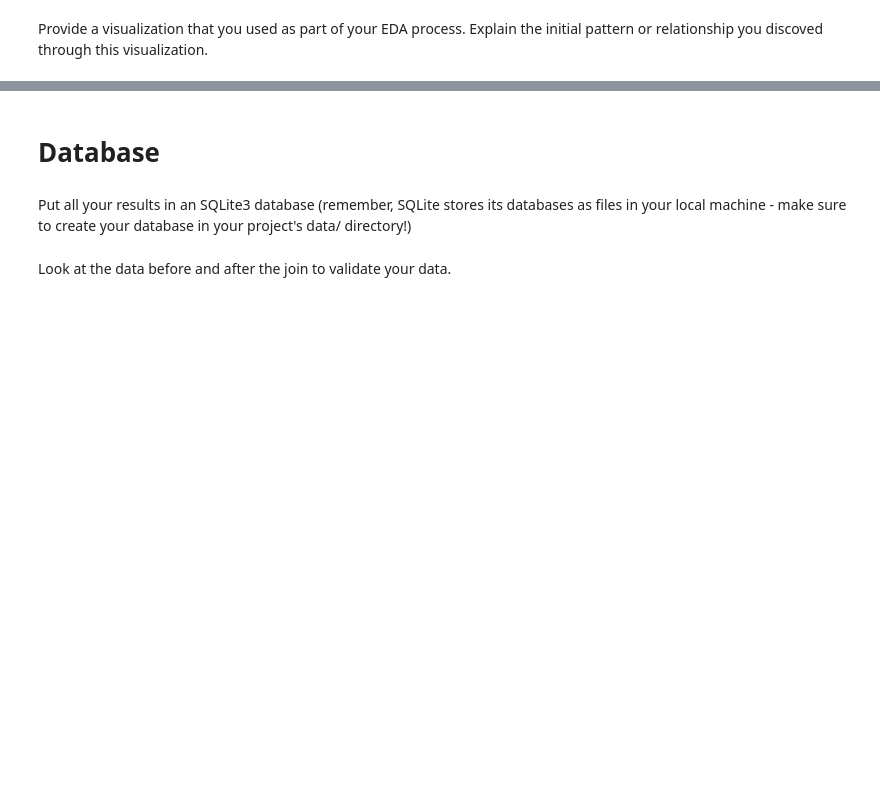
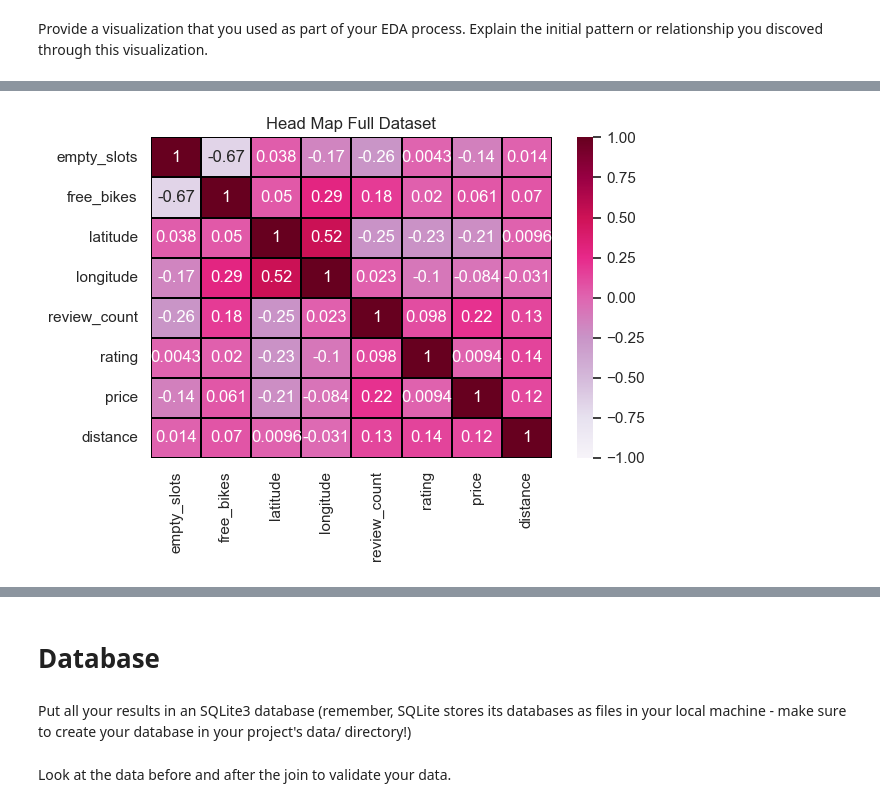
Before and after one commit to gu12934/-LHL-Statistical-Modelling-Project, a Jupyter notebook: notebooks/joining_data.ipynb, the cells around one changed output, grey strips where cells are left out. Saved outputs shown, nothing was run; the diff lists cells and outputs as text; code cells hidden in the pictures; blank space fills up the shorter version.

Commit message:
adding pictues of images and sql

```diff
--- a/notebooks/joining_data.ipynb
+++ b/notebooks/joining_data.ipynb
@@ -10,10 +10,10 @@ Join the data from Part 1 with the data from Part 2 to create a new dataframe.
 # %%
 # load the bike stations and yelp poi dataframes
 bike_stations = pd.read_csv('../data/bike_stations_barcelona.csv', index_col=0)
-# yelp_poi = pd.read_csv('../data/bike_stations_barcelona_poi_yelp.csv', index_col=0)
+yelp_poi = pd.read_csv('../data/bike_stations_barcelona_poi_yelp1.csv', index_col=0)
 
 # Rename bike_stations id column to match yelp_poi so they can be merged
-# bike_stations = bike_stations.rename(columns={'id': 'station_id'})
+bike_stations = bike_stations.rename(columns={'id': 'station_id'})
 # %%
 # Checking the number of rows of each df
 print(bike_stations.shape)
@@ -48,0 +147,6 @@ full_df.info()
+# %%
+# Fill all null values with a str category
+full_df['price'] = full_df['price'].fillna('#')
+
+# Convert the str category to number category
+full_df['price'] = full_df['price'].astype('category').cat.codes
@@ -85,10 +227,13 @@ fig.savefig('../images/full_df_boxplot.svg')
 # %%
-ax = sns.heatmap(full_df.select_dtypes(exclude=[object]).corr(), vmin=-1, vmax=1, cmap='RdYlGn', annot=True, linewidth=.1, linecolor="black")
+ax = sns.heatmap(full_df.select_dtypes(exclude=[object]).corr(), vmin=-1, vmax=1, cmap='PuRd', annot=True, linewidth=.1, linecolor="black")
 ax.set(title='Head Map Full Dataset')
 
 plt.tight_layout()
 
-plt.savefig('../
+plt.savefig('../images/full_df_heatmap.svg')
+plt.show()
+# %% [output]
+[figure, added]
 # %%
 sns.pairplot(full_df)
 
```
Also changed, not shown: parts of 22 cells of this notebook, 7 other files.
